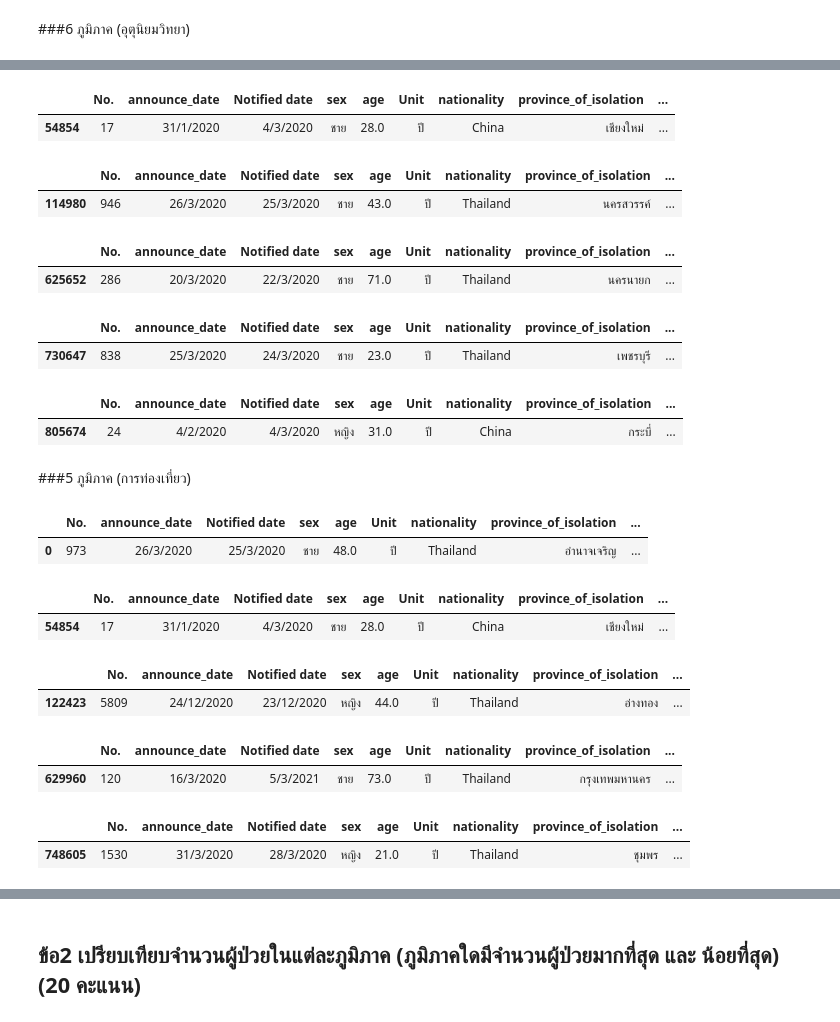
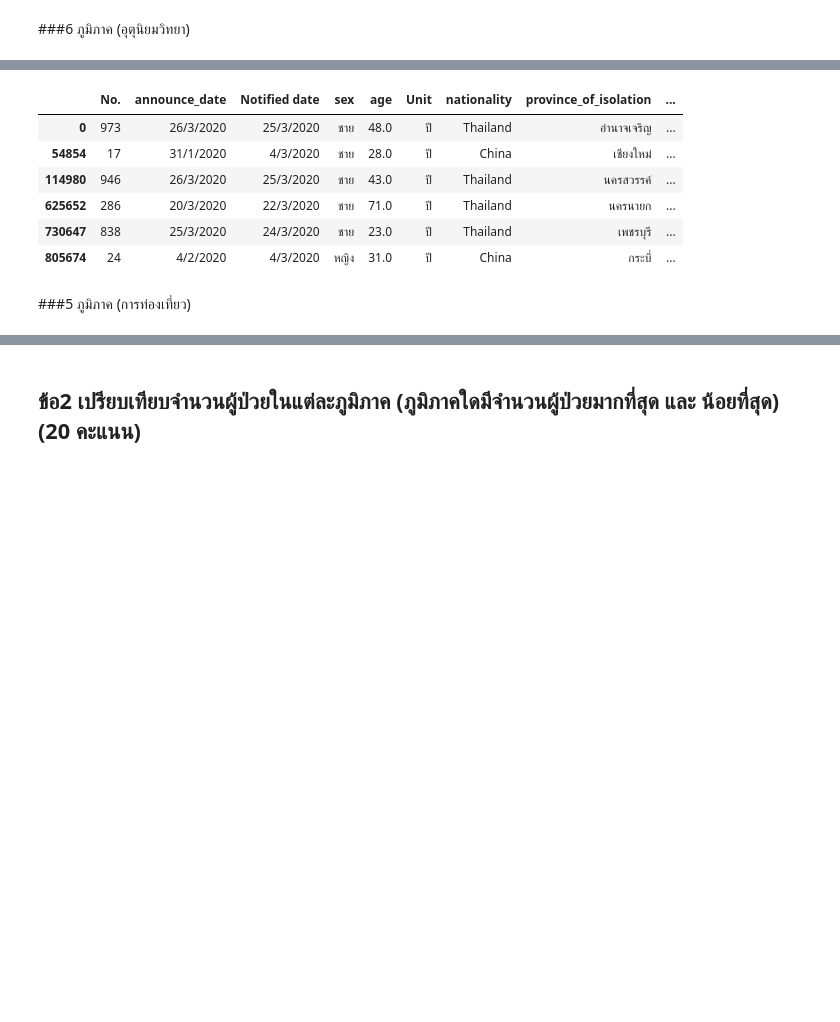
Before and after one commit to BooEiEi/data_viz_2022, a Jupyter notebook: BasicPython&DataViz_midterm2022.ipynb, the cells around one changed output, grey strips where cells are left out. Drawn from its saved outputs; the diff is of its cells as text; code cells hidden in the pictures; blank space fills up the shorter version.

```diff
--- a/BasicPython&DataViz_midterm2022.ipynb
+++ b/BasicPython&DataViz_midterm2022.ipynb
@@ -362,30 +330,0 @@ data12.head(1)
-# %%
-data13= data32[data32['6 ภูมิภาค (อุตุนิยมวิทยา)']=='เหนือ']
-data13.head(1)
-# %% [output]
-|  | No. | announce_date | Notified date | sex | age | Unit | nationality | province_of_isolation | ... |
-| 54854 | 17 | 31/1/2020 | 4/3/2020 | ชาย | 28.0 | ปี | China | เชียงใหม่ | ... |
-# %%
-data14= data32[data32['6 ภูมิภาค (อุตุนิยมวิทยา)']=='กลาง']
-data14.head(1)
-# %% [output]
-|  | No. | announce_date | Notified date | sex | age | Unit | nationality | province_of_isolation | ... |
-| 114980 | 946 | 26/3/2020 | 25/3/2020 | ชาย | 43.0 | ปี | Thailand | นครสวรรค์ | ... |
-# %%
-data15= data32[data32['6 ภูมิภาค (อุตุนิยมวิทยา)']=='ตะวันออก']
-data15.head(1)
-# %% [output]
-|  | No. | announce_date | Notified date | sex | age | Unit | nationality | province_of_isolation | ... |
-| 625652 | 286 | 20/3/2020 | 22/3/2020 | ชาย | 71.0 | ปี | Thailand | นครนายก | ... |
-# %%
-data16= data32[data32['6 ภูมิภาค (อุตุนิยมวิทยา)']=='ใต้ฝั่งตะวันออก/ใต้ฝั่งอ่าวไทย']
-data16.head(1)
-# %% [output]
-|  | No. | announce_date | Notified date | sex | age | Unit | nationality | province_of_isolation | ... |
-| 730647 | 838 | 25/3/2020 | 24/3/2020 | ชาย | 23.0 | ปี | Thailand | เพชรบุรี | ... |
-# %%
-data17= data32[data32['6 ภูมิภาค (อุตุนิยมวิทยา)']=='ใต้ฝั่งตะวันตก/ใต้ฝั่งอันดามัน']
-data17.head(1)
-# %% [output]
-|  | No. | announce_date | Notified date | sex | age | Unit | nationality | province_of_isolation | ... |
-| 805674 | 24 | 4/2/2020 | 4/3/2020 | หญิง | 31.0 | ปี | China | กระบี่ | ... |
@@ -392,34 +338,15 @@ data17.head(1)
+# %%
+data42 = pd.concat([data12.head(1),data13.head(1),data14.head(1),data15.head(1),data16.head(1),data17.head(1)]) #รวมตารางเอาข้อมูลภูมิภาคการท่องเที่ยวแต่ละภาคมารวมกัน
+data42
+# %% [output]
+|  | No. | announce_date | Notified date | sex | age | Unit | nationality | province_of_isolation | ... |
+| 0 | 973 | 26/3/2020 | 25/3/2020 | ชาย | 48.0 | ปี | Thailand | อำนาจเจริญ | ... |
+| 54854 | 17 | 31/1/2020 | 4/3/2020 | ชาย | 28.0 | ปี | China | เชียงใหม่ | ... |
+| 114980 | 946 | 26/3/2020 | 25/3/2020 | ชาย | 43.0 | ปี | Thailand | นครสวรรค์ | ... |
+| 625652 | 286 | 20/3/2020 | 22/3/2020 | ชาย | 71.0 | ปี | Thailand | นครนายก | ... |
+| 730647 | 838 | 25/3/2020 | 24/3/2020 | ชาย | 23.0 | ปี | Thailand | เพชรบุรี | ... |
+| 805674 | 24 | 4/2/2020 | 4/3/2020 | หญิง | 31.0 | ปี | China | กระบี่ | ... |
 # %% [markdown]
 ###5 ภูมิภาค (การท่องเที่ยว)
 # %%
 data33 = data1[['No.','announce_date','Notified date','sex','age','Unit','nationality','province_of_isolation','risk','province_of_onset','district_of_onset','จังหวัด','5 ภูมิภาค (การท่องเที่ยว)']]
-# %%
-data18= data33[data33['5 ภูมิภาค (การท่องเที่ยว)']=='ตะวันออกเฉียงเหนือ']
-data18.head(1)
-# %% [output]
-|  | No. | announce_date | Notified date | sex | age | Unit | nationality | province_of_isolation | ... |
-| 0 | 973 | 26/3/2020 | 25/3/2020 | ชาย | 48.0 | ปี | Thailand | อำนาจเจริญ | ... |
-# %%
-data19= data33[data33['5 ภูมิภาค (การท่องเที่ยว)']=='เหนือ']
-data19.head(1)
-# %% [output]
-|  | No. | announce_date | Notified date | sex | age | Unit | nationality | province_of_isolation | ... |
-| 54854 | 17 | 31/1/2020 | 4/3/2020 | ชาย | 28.0 | ปี | China | เชียงใหม่ | ... |
-# %%
-data20= data33[data33['5 ภูมิภาค (การท่องเที่ยว)']=='กลาง']
-data20.head(1)
-# %% [output]
-|  | No. | announce_date | Notified date | sex | age | Unit | nationality | province_of_isolation | ... |
-| 122423 | 5809 | 24/12/2020 | 23/12/2020 | หญิง | 44.0 | ปี | Thailand | อ่างทอง | ... |
-# %%
-data21= data33[data33['5 ภูมิภาค (การท่องเที่ยว)']=='ตะวันออก']
-data21.head(1)
-# %% [output]
-|  | No. | announce_date | Notified date | sex | age | Unit | nationality | province_of_isolation | ... |
-| 629960 | 120 | 16/3/2020 | 5/3/2021 | ชาย | 73.0 | ปี | Thailand | กรุงเทพมหานคร | ... |
-# %%
-data22= data33[data33['5 ภูมิภาค (การท่องเที่ยว)']=='ใต้']
-data22.head(1)
-# %% [output]
-|  | No. | announce_date | Notified date | sex | age | Unit | nationality | province_of_isolation | ... |
-| 748605 | 1530 | 31/3/2020 | 28/3/2020 | หญิง | 21.0 | ปี | Thailand | ชุมพร | ... |
```
Also changed, not shown: parts of 18 cells of this notebook.
